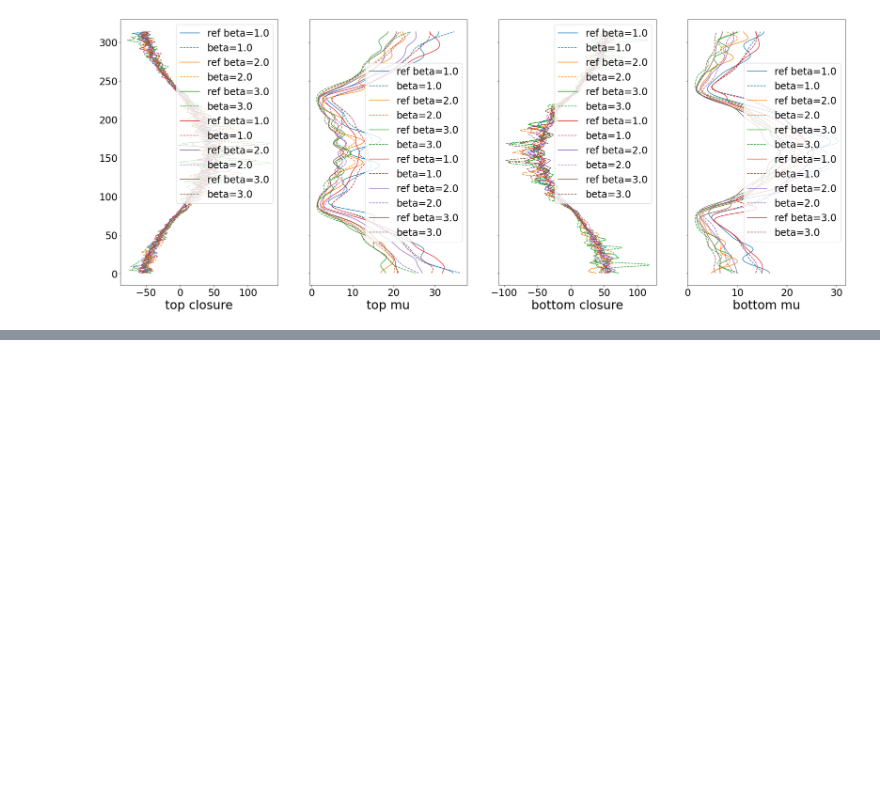
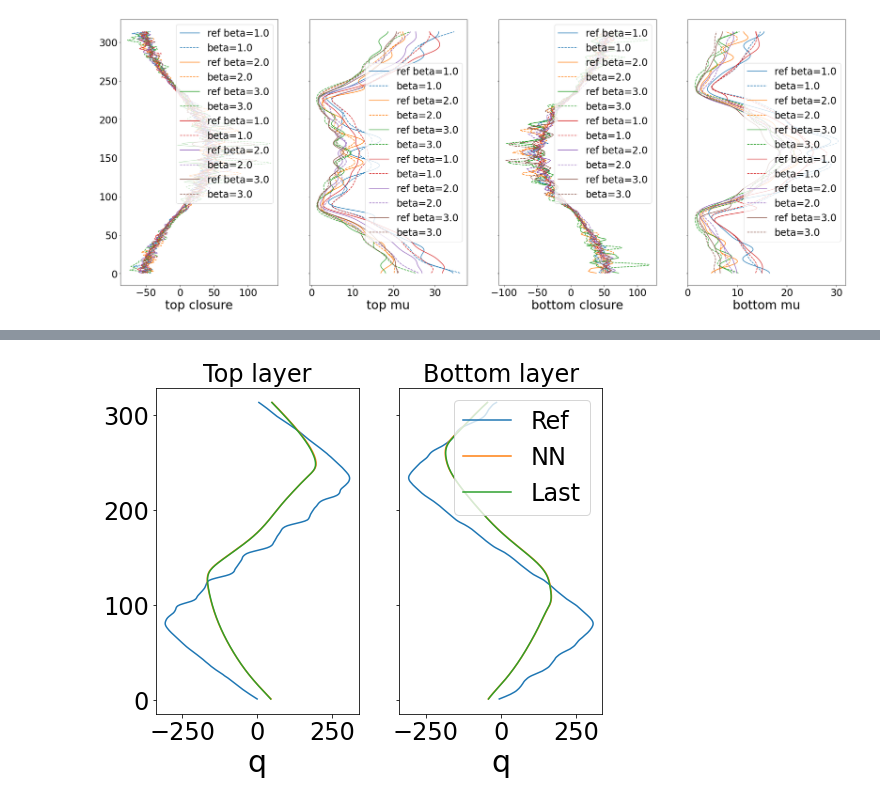
Before and after one commit to Zhengyu-Huang/Point-Jet, a Jupyter notebook: Qg_model/Test_NN.ipynb, the cells around one changed output, grey strips where cells are left out. Cells and saved outputs as stored; diff of their text form; code cells hidden in the pictures; blank space fills up the shorter version.

```diff
--- a/Qg_model/Test_NN.ipynb
+++ b/Qg_model/Test_NN.ipynb
@@ -188,0 +190,20 @@ fig.savefig("QG-Training-" + TRAINING_TYPE + "-Indirect-Test.png")
+# %%
+fig, ax = plt.subplots(nrows=1, ncols=2, sharex=False, sharey=True, figsize=(8,6))
+
+
+ax[0].plot(q_mean_ref[0, : ], yy,   label="Ref")
+ax[0].plot(q_mean_pred[0, : ], yy, label="NN")
+ax[0].plot(q_data[-1, 0, :], yy, label="Last")
+ax[1].plot(q_mean_ref[1, : ] , yy,   label="Ref")
+ax[1].plot(q_mean_pred[1, : ], yy, label="NN")
+ax[1].plot(q_data[-1, 1, :], yy, label="Last")
+ax[0].set_xlabel("q")
+ax[1].set_xlabel("q")
+
+ax[0].set_title("Top layer")
+ax[1].set_title("Bottom layer")
+
+plt.legend()
+fig.savefig("QG-Training-" + TRAINING_TYPE + "-Indirect-Test.png")
+# %% [output]
+[figure, added]
```
Also changed, not shown: parts of 1 cell of this notebook, 4 other files.
